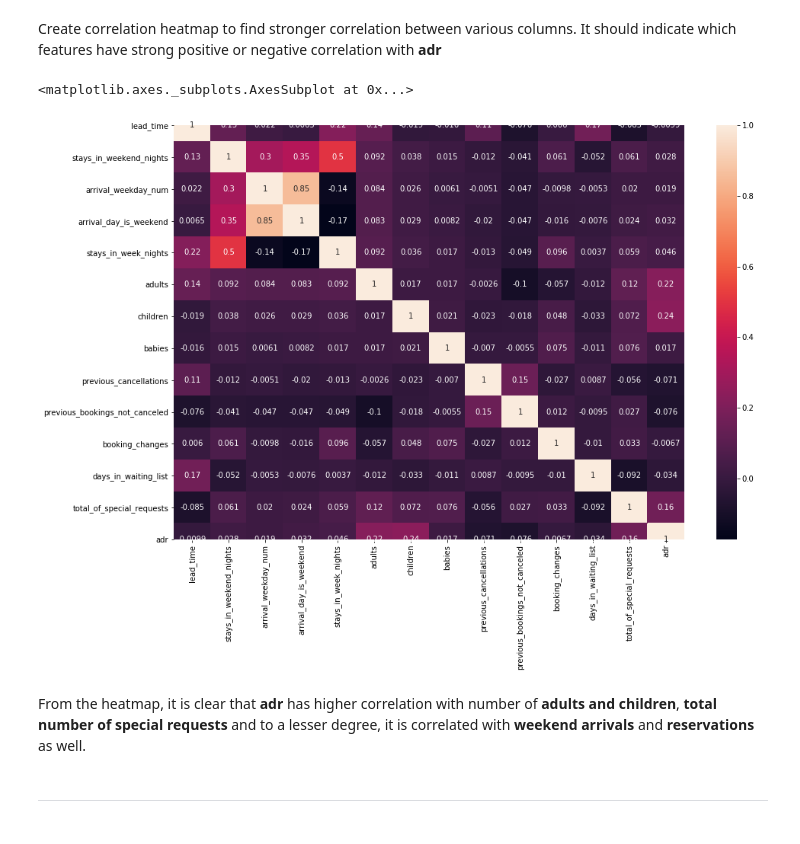
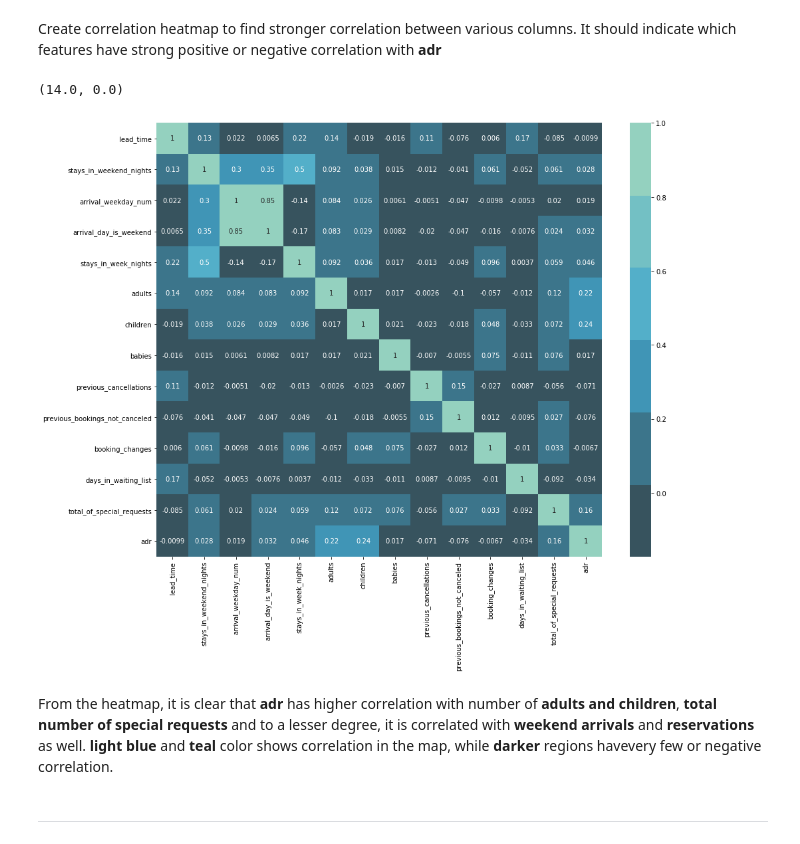
Before and after one commit to sandeepborkartech/ML_HotelPricing, a Jupyter notebook: ML_TEAM_4_Hotel_Data_Prep.ipynb, the cells around one changed output. Saved outputs shown, nothing was run; the diff lists cells and outputs as text; code cells hidden in the pictures.

Commit message:
Updated graphs and added comment details

```diff
--- a/ML_TEAM_4_Hotel_Data_Prep.ipynb
+++ b/ML_TEAM_4_Hotel_Data_Prep.ipynb
@@ -488,20 +505,23 @@ Create correlation heatmap to find stronger correlation between various columns.
 # %%
 df_hotel = pd.read_pickle('hotel_bookings_7.pkl')
 
 import seaborn as sns
 
 df_hotel_cont = df_hotel[['lead_time', 'stays_in_weekend_nights','arrival_weekday_num','arrival_day_is_weekend',
                           'stays_in_week_nights', 'adults', 'children', 'babies', 'previous_cancellations'
                            , 'previous_bookings_not_canceled', 'booking_changes', 'days_in_waiting_list',
                            'total_of_special_requests', 'adr']]
 
-fig, ax = plt.subplots(figsize=(15,10))
-sns.heatmap(df_hotel_cont.corr(), ax = ax, annot= True)
+fig, ax = plt.subplots(figsize=(15,12))
+cmap = sns.color_palette("GnBu_d")
+sns.heatmap(df_hotel_cont.corr(), ax = ax, annot= True, cmap=cmap)
+bottom, top = ax.get_ylim()
+ax.set_ylim(bottom + 0.5, top - 0.5)
 # %% [output]
-<matplotlib.axes._subplots.AxesSubplot at 0x...>
+(14.0, 0.0)
-[figure, old version]
+[figure, new version]
 # %% [markdown]
-From the heatmap, it is clear that __adr__ has higher correlation with number of __adults and children__, __total number of special requests__ and to a lesser degree, it is correlated with __weekend arrivals__ and __reservations__ as well.
+From the heatmap, it is clear that __adr__ has higher correlation with number of __adults and children__, __total number of special requests__ and to a lesser degree, it is correlated with __weekend arrivals__ and __reservations__ as well. __light blue__ and __teal__ color shows correlation in the map, while __darker__ regions havevery few or negative correlation.
 # %% [markdown]
 <hr>
 # %%
```
Also changed, not shown: parts of 10 cells of this notebook.
